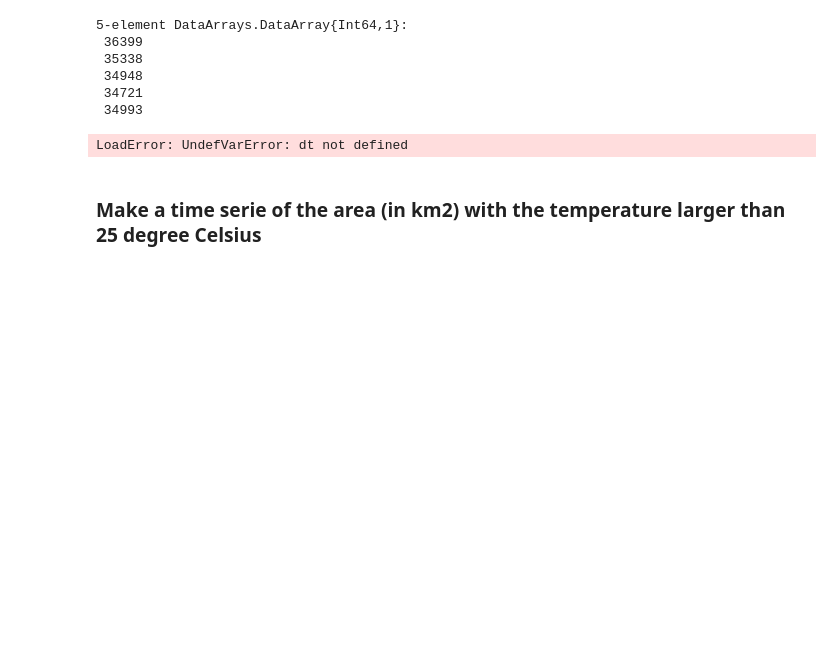
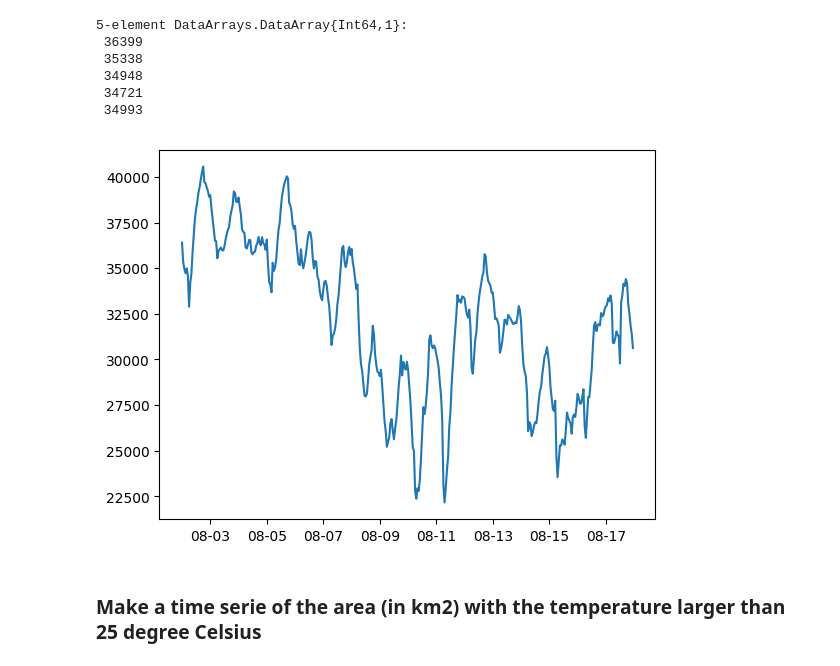
Before and after one commit to Alexander-Barth/JuliaTutorial, a Jupyter notebook: Julia Tutorial of Data Analysis in Oceanography.ipynb, the cells around one changed output. Saved outputs shown, nothing was run; the diff lists cells and outputs as text; code cells hidden in the pictures; blank space fills up the shorter version.

```diff
--- a/Julia Tutorial of Data Analysis in Oceanography.ipynb
+++ b/Julia Tutorial of Data Analysis in Oceanography.ipynb
@@ -1195,10 +1196,10 @@ count[1:5]
  34721
  34993
 # %%
-plot(dt,count)
+plot(time,count)
 datetick(:x,"%m-%d")
 # %% [output]
-LoadError: UndefVarError: dt not defined
+[figure, added]
 # %% [markdown]
 ### Make a time serie of the area (in km2) with the temperature larger than 25 degree Celsius
 # %%
```
Also changed, not shown: parts of 6 cells of this notebook.
